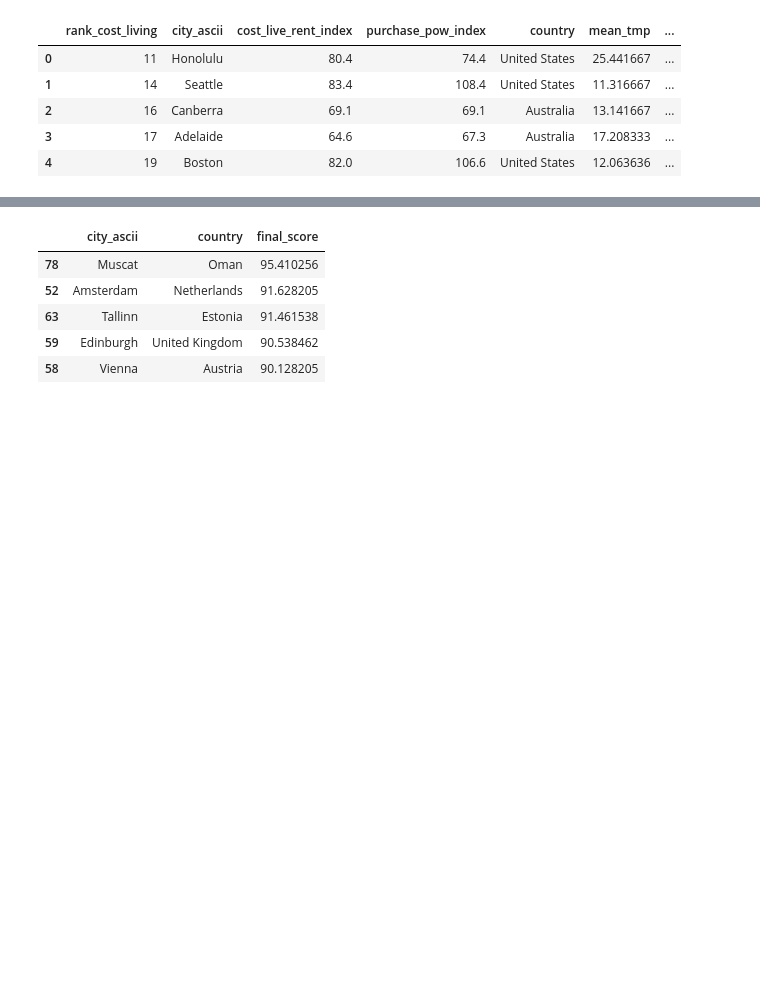
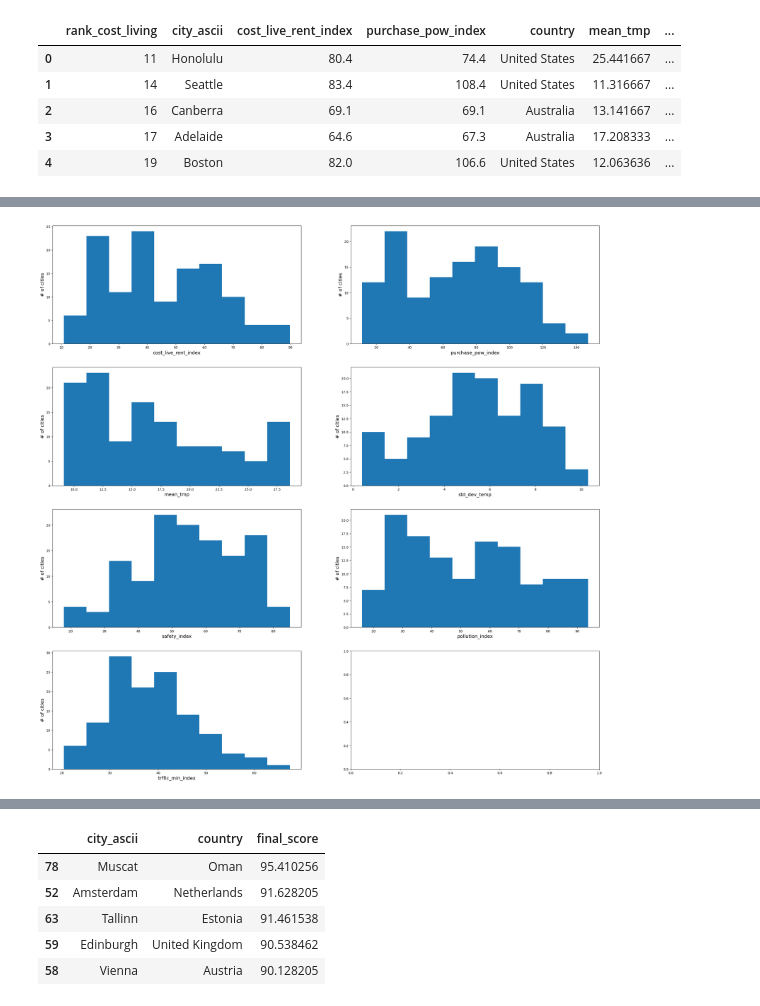
Before and after one commit to kayoooon1/city-recsys, a Jupyter notebook: Modelling/model-first-draft_with ranking.ipynb, the cells around one changed output, grey strips where cells are left out. Cells and saved outputs as stored; diff of their text form; code cells hidden in the pictures; blank space fills up the shorter version.

```diff
--- a/Modelling/model-first-draft_with ranking.ipynb
+++ b/Modelling/model-first-draft_with ranking.ipynb
@@ -31,3 +34,23 @@ final_df.head()
 | 2 | Canberra | 69.1 | 69.1 | Australia | 13.141667 | 5.418396 | 72.0 | ... |
 | 3 | Adelaide | 64.6 | 67.3 | Australia | 17.208333 | 4.416798 | 66.7 | ... |
 | 4 | Boston | 82.0 | 106.6 | United States | 12.063636 | 8.341855 | 59.6 | ... |
+# %%
+# Creating the figure for the 9x9 subplots
+fig, axis=plt.subplots(4,2,figsize=(30,30))
+axis=axis.flatten()
+
+# Create the list with the x labels' name for the plot
+feature_names=list(final_df.columns)
+feature_names.remove('country')
+feature_names.remove('city_ascii')
+
+# Loop for scatter plot
+for i in range(len(feature_names)):
+  axis[i].hist(final_df[feature_names[i]])
+  axis[i].set_xlabel(feature_names[i],fontsize='x-large')
+  axis[i].set_ylabel("# of cities", fontsize='x-large')
+
+# Show the plot
+plt.show()
+# %% [output]
+[figure, added]
```
Also changed, not shown: parts of 6 cells of this notebook.
